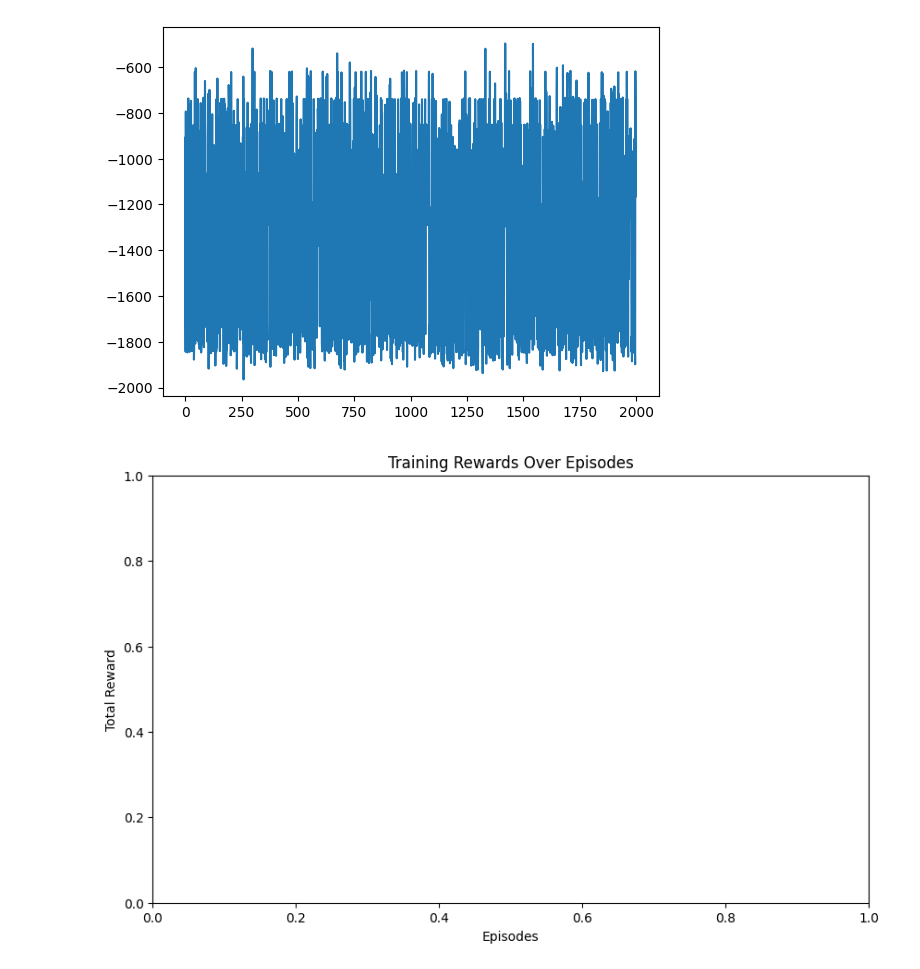
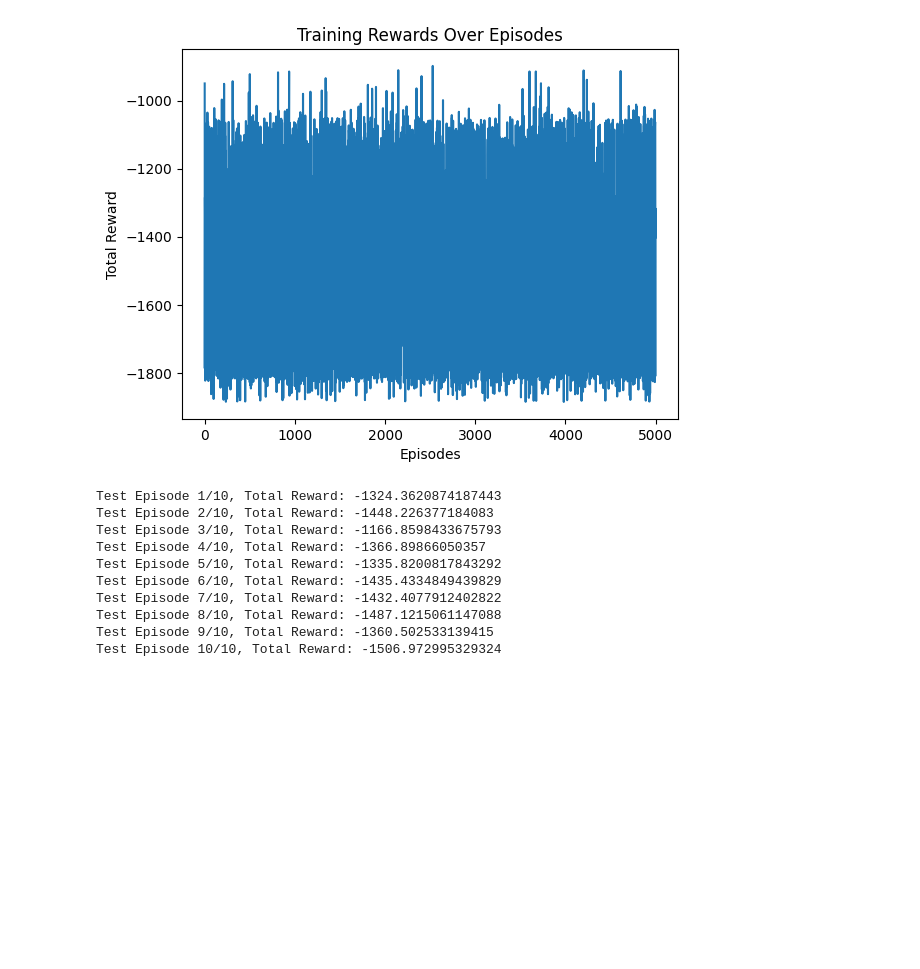
Before and after one commit to zacharylyj/Gymnasium_Pendulum_v1, a Jupyter notebook: dqn.ipynb, the cells around one changed output. Drawn from its saved outputs; the diff is of its cells as text; code cells hidden in the pictures; blank space fills up the shorter version.

```diff
--- a/dqn.ipynb
+++ b/dqn.ipynb
@@ -190,12 +190,12 @@ import matplotlib.pyplot as plt
 if __name__ == "__main__":
     env = gym.make('Pendulum-v1', g=9.81, render_mode="rgb_array")
     state_size = env.observation_space.shape[0]
-    action_size = 15  # Discretize action space into 30 actions
+    action_size = 6  # Discretize action space into 30 actions
 
     agent = Agent(state_size, action_size, batch_size=128)
 
     scores = []  # List to store scores
-    num_episodes = 2000  # Number of episodes to train
+    num_episodes = 5000  # Number of episodes to train
 
     for episode in range(num_episodes):
         state = env.reset()
@@ -252,11 +252,28 @@ KeyboardInterrupt:
 # %%
 # Plotting the scores
 plt.plot(scores)
-plt.
 plt.title('Training Rewards Over Episodes')
 plt.xlabel('Episodes')
 plt.ylabel('Total Reward')
 plt.show()
 # %% [output]
-[figure, old version]
+[figure, new version]
-[figure, removed]
+# %%
+env = gym.make('Pendulum-v1', g=9.81, render_mode="human")
+state_size = env.observation_space.shape[0]
+action_size = 6  # Discretize action space into 30 actions
+
+agent = Agent(state_size, action_size, batch_size=128)
+
+run_test_episodes(env, agent, num_episodes=10)
+# %% [output]
+Test Episode 1/10, Total Reward: -1324.3620874187443
+Test Episode 2/10, Total Reward: -1448.226377184083
+Test Episode 3/10, Total Reward: -1166.8598433675793
+Test Episode 4/10, Total Reward: -1366.89866050357
+Test Episode 5/10, Total Reward: -1335.8200817843292
+Test Episode 6/10, Total Reward: -1435.4334849439829
+Test Episode 7/10, Total Reward: -1432.4077912402822
+Test Episode 8/10, Total Reward: -1487.1215061147088
+Test Episode 9/10, Total Reward: -1360.502533139415
+Test Episode 10/10, Total Reward: -1506.972995329324
```
Also changed, not shown: parts of 1 cell of this notebook, 1 other file.
